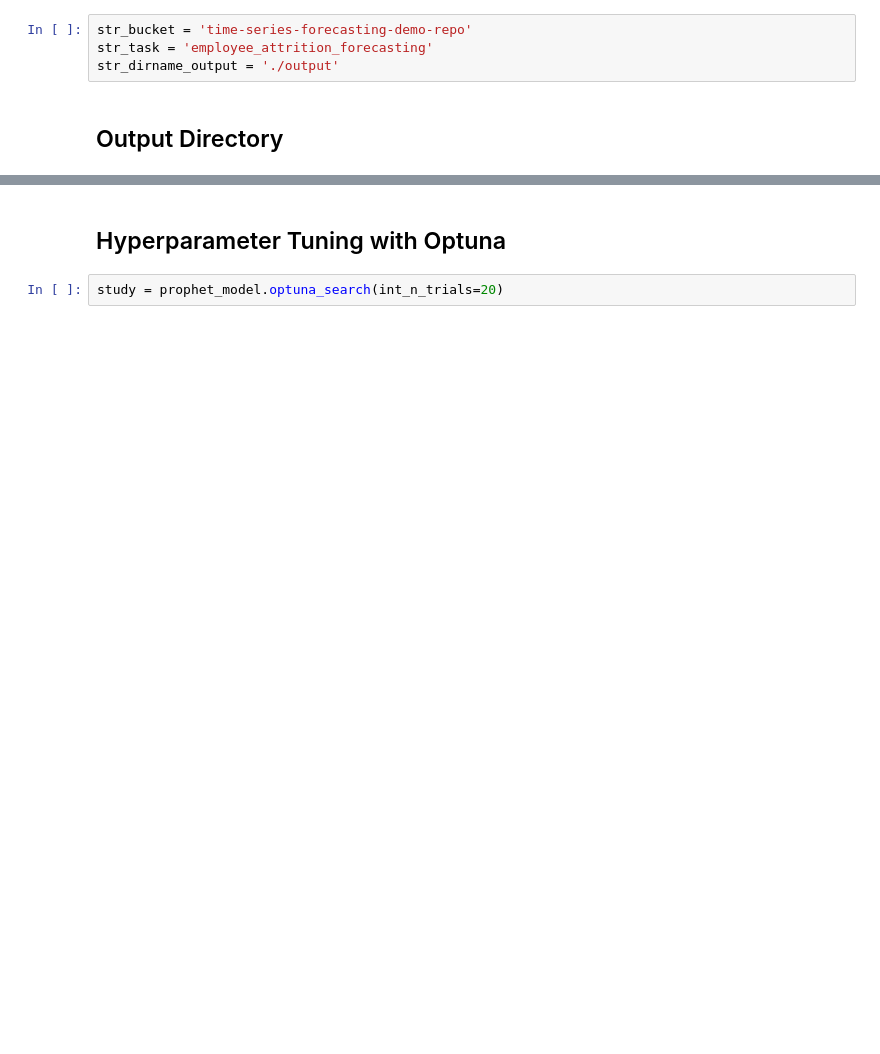
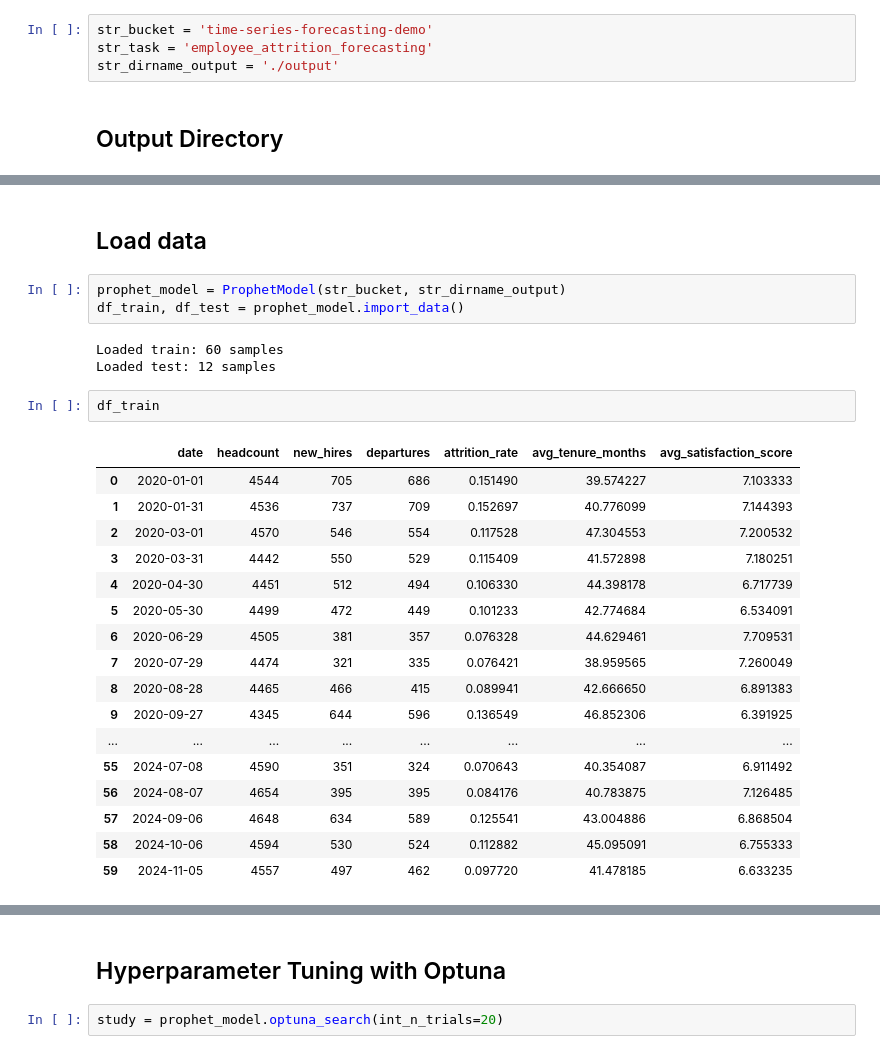
Before and after one commit to aaronengland/time_series_forecasting, a Jupyter notebook: 04_prophet/notebook.ipynb, the cells around one changed output, grey strips where cells are left out. Saved outputs shown, nothing was run; the diff lists cells and outputs as text; blank space fills up the shorter version.

Commit message:
ran prophet nb

```diff
--- a/04_prophet/notebook.ipynb
+++ b/04_prophet/notebook.ipynb
@@ -266,7 +266,7 @@ class ProphetModel:
 # %% [markdown]
 ## Constants
 # %%
-str_bucket = 'time-series-forecasting-demo-repo'
+str_bucket = 'time-series-forecasting-demo'
 str_task = 'employee_attrition_forecasting'
 str_dirname_output = './output'
 # %% [markdown]
@@ -280,0 +283,28 @@ print(f'Output directory: {str_dirname_output}')
+# %% [markdown]
+## Load data
+# %%
+prophet_model = ProphetModel(str_bucket, str_dirname_output)
+df_train, df_test = prophet_model.import_data()
+# %% [output]
+Loaded train: 60 samples
+Loaded test: 12 samples
+# %%
+df_train
+# %% [output]
+|  | date | headcount | new_hires | departures | attrition_rate | avg_tenure_months | avg_satisfaction_score |
+| 0 | 2020-01-01 | 4544 | 705 | 686 | 0.151490 | 39.574227 | 7.103333 |
+| 1 | 2020-01-31 | 4536 | 737 | 709 | 0.152697 | 40.776099 | 7.144393 |
+| 2 | 2020-03-01 | 4570 | 546 | 554 | 0.117528 | 47.304553 | 7.200532 |
+| 3 | 2020-03-31 | 4442 | 550 | 529 | 0.115409 | 41.572898 | 7.180251 |
+| 4 | 2020-04-30 | 4451 | 512 | 494 | 0.106330 | 44.398178 | 6.717739 |
+| 5 | 2020-05-30 | 4499 | 472 | 449 | 0.101233 | 42.774684 | 6.534091 |
+| 6 | 2020-06-29 | 4505 | 381 | 357 | 0.076328 | 44.629461 | 7.709531 |
+| 7 | 2020-07-29 | 4474 | 321 | 335 | 0.076421 | 38.959565 | 7.260049 |
+| 8 | 2020-08-28 | 4465 | 466 | 415 | 0.089941 | 42.666650 | 6.891383 |
+| 9 | 2020-09-27 | 4345 | 644 | 596 | 0.136549 | 46.852306 | 6.391925 |
+| ... | ... | ... | ... | ... | ... | ... | ... |
+| 55 | 2024-07-08 | 4590 | 351 | 324 | 0.070643 | 40.354087 | 6.911492 |
+| 56 | 2024-08-07 | 4654 | 395 | 395 | 0.084176 | 40.783875 | 7.126485 |
+| 57 | 2024-09-06 | 4648 | 634 | 589 | 0.125541 | 43.004886 | 6.868504 |
+| 58 | 2024-10-06 | 4594 | 530 | 524 | 0.112882 | 45.095091 | 6.755333 |
+| 59 | 2024-11-05 | 4557 | 497 | 462 | 0.097720 | 41.478185 | 6.633235 |
```
Also changed, not shown: parts of 15 cells of this notebook, 4 other files.
